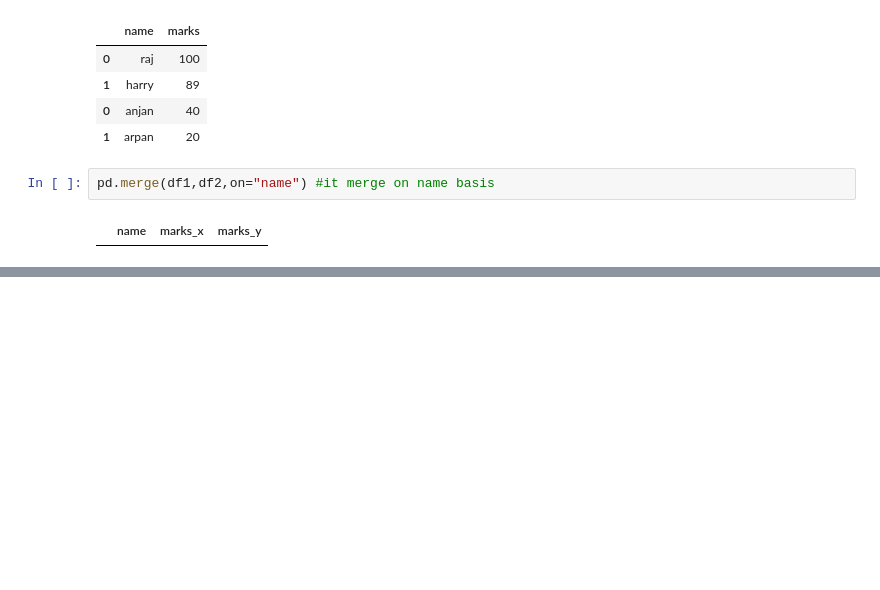
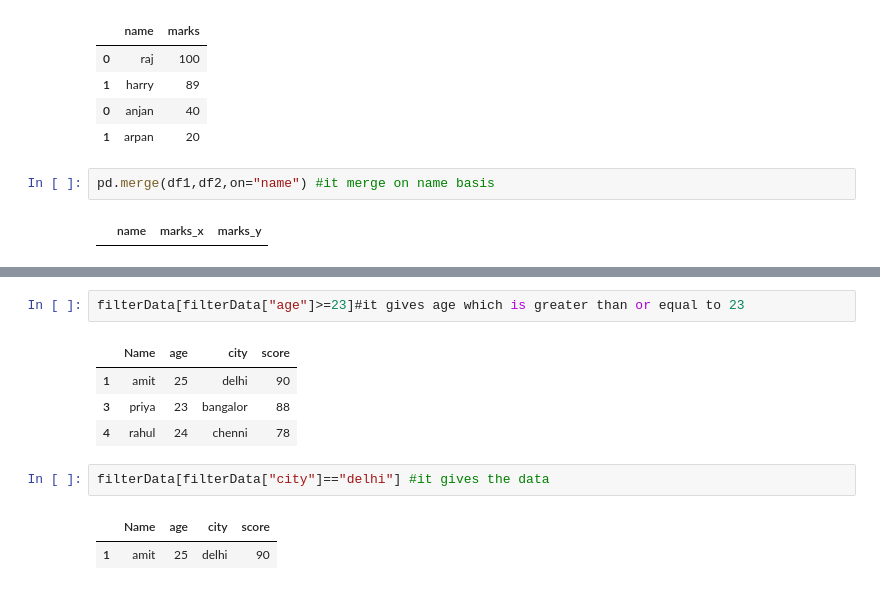
Before and after one commit to PralayeshMukherjee/python, a Jupyter notebook: Pandas/sample.ipynb, the cells around one changed output, grey strips where cells are left out. Cells and saved outputs as stored; diff of their text form; blank space fills up the shorter version.

```diff
--- a/Pandas/sample.ipynb
+++ b/Pandas/sample.ipynb
@@ -243,0 +259,12 @@ pd.merge(df1,df2,on="name") #it merge on name basis
+# %%
+filterData[filterData["age"]>=23]#it gives age which is greater than or equal to 23
+# %% [output]
+|  | Name | age | city | score |
+| 1 | amit | 25 | delhi | 90 |
+| 3 | priya | 23 | bangalor | 88 |
+| 4 | rahul | 24 | chenni | 78 |
+# %%
+filterData[filterData["city"]=="delhi"] #it gives the data
+# %% [output]
+|  | Name | age | city | score |
+| 1 | amit | 25 | delhi | 90 |
```
Also changed, not shown: parts of 2 cells of this notebook.
